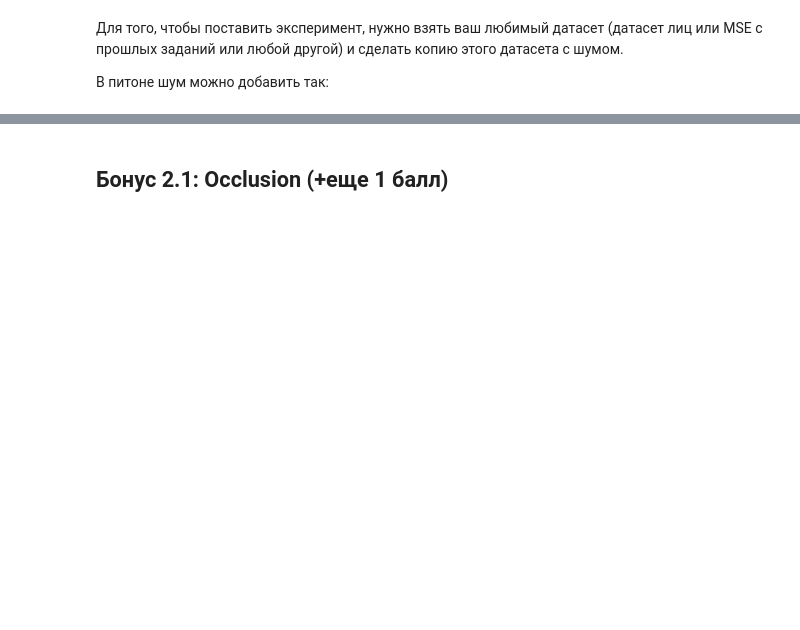
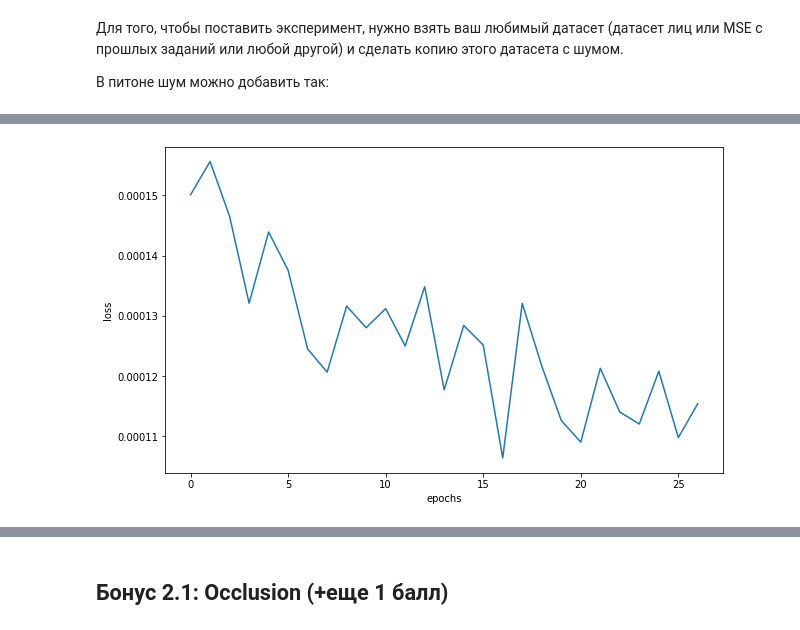
Before and after one commit to LevPerla/DLS_CV_Course, a Jupyter notebook: project/Autoencoders.ipynb, the cells around one changed output, grey strips where cells are left out. Drawn from its saved outputs; the diff is of its cells as text; code cells hidden in the pictures; blank space fills up the shorter version.

```diff
--- a/project/Autoencoders.ipynb
+++ b/project/Autoencoders.ipynb
@@ -1040,0 +1331,11 @@ X_noisy = X + noise_factor * np.random.normal(loc=0.0, scale=1.0, size=X.shape)
+# %%
+def show_val_loss_plot(history):
+  plt.figure(figsize=(10, 6))
+  plt.plot(history, label="val_loss")
+  plt.xlabel("epochs")
+  plt.ylabel("loss")
+  plt.show()
+# %%
+show_val_loss_plot(history)
+# %% [output]
+[figure, added]
```
Also changed, not shown: parts of 19 cells of this notebook.
